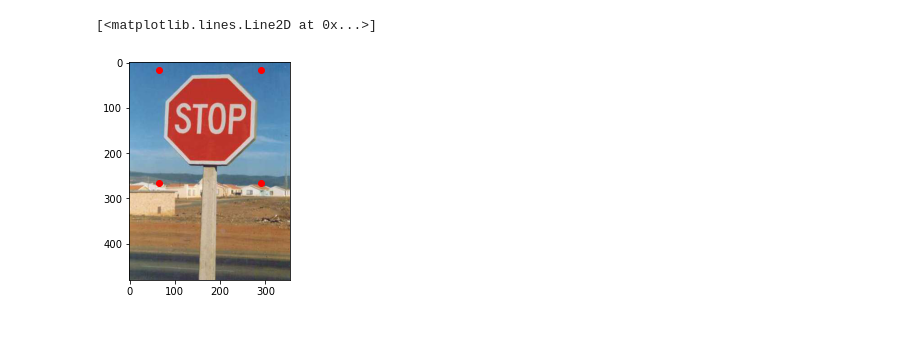
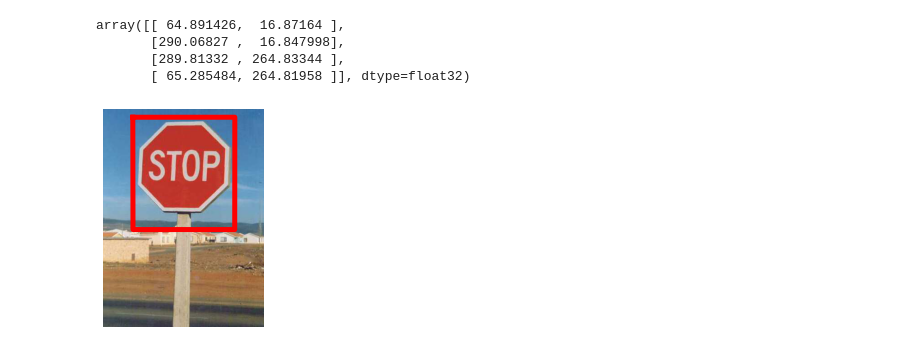
Before and after one commit to RuolinZheng08/ttic31040-computer-vision, a Jupyter notebook: project/instance_detector.ipynb, the cells around one changed output. Cells and saved outputs as stored; diff of their text form; code cells hidden in the pictures.

```diff
--- a/project/instance_detector.ipynb
+++ b/project/instance_detector.ipynb
@@ -32,8 +32,7 @@ class InstanceDetector():
         self.reference_keypoints = keypoints
         self.reference_descriptors = descriptors
 
-    def detect_object(self, input_image, match_threshold=0.8,
-    hough_num_bins=[2, 2, 2, 2], ransac_threshold=5.0):
+    def detect_object(self, input_image, match_threshold=0.8, hough_num_bins=[2, 2, 2, 2], ransac_threshold=5.0):
         keypoints_input, keypoints_reference = self.extract_matching_keypoints(
             input_image, distance_threshold=match_threshold
         )
@@ -47,6 +46,15 @@ class InstanceDetector():
         )
 
         bounding_box_corners = cv2.perspectiveTransform(self.reference_vertices, transform_matrix)
+        bounding_box_corners = bounding_box_corners.squeeze()
+
+        # plot the bounding box on the image
+        xs = list(bounding_box_corners[:, 0].flatten()) + [bounding_box_corners[0, 0]]
+        ys = list(bounding_box_corners[:, 1].flatten()) + [bounding_box_corners[0, 1]]
+        plt.imshow(input_image)
+        plt.axis('off')
+        plt.plot(xs, ys, 'r', linewidth=5)
+
         return bounding_box_corners
 
     def extract_matching_keypoints(self, input_image, distance_threshold):
@@ -150,10 +158,10 @@ img5 = imread(dirname + 'stop5.jpg')
 # %%
 detector = InstanceDetector(img_ref)
 # %%
-corners = detector.detect_object(img1)
+detector.detect_object(img1)
+# %% [output]
+array([[ 64.891426,  16.87164 ],
+       [290.06827 ,  16.847998],
+       [289.81332 , 264.83344 ],
+       [ 65.285484, 264.81958 ]], dtype=float32)
+[figure, added]
-# %%
-plt.imshow(img1)
-plt.plot(corners[:, :, 0], corners[:, :, 1], 'ro')
-# %% [output]
-[<matplotlib.lines.Line2D at 0x...>]
-[figure, removed]
```
Also changed, not shown: parts of 13 cells of this notebook, 11 other files.
